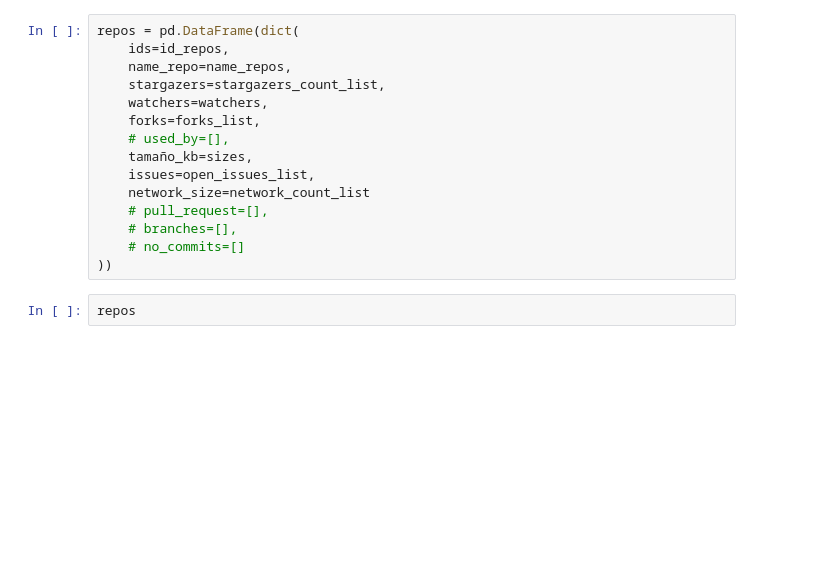
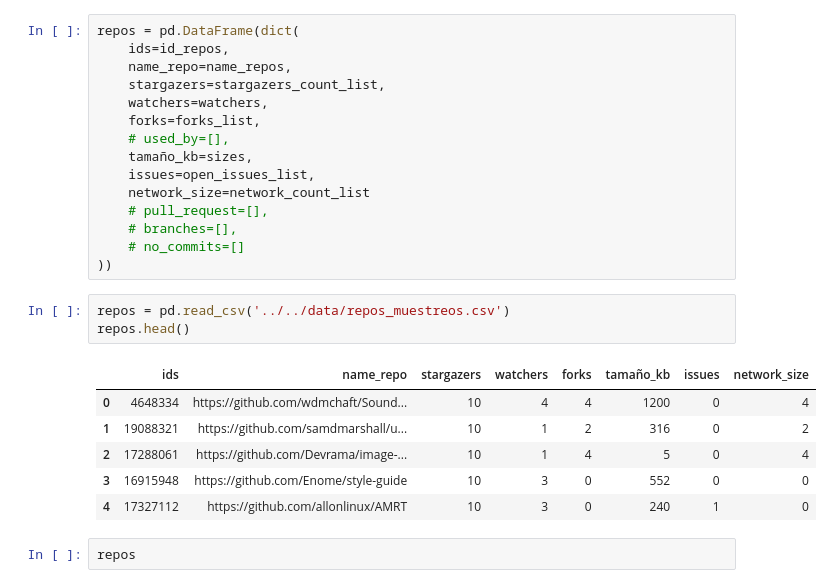
Before and after one commit to FunkySpiderman/Promisearch, a Jupyter notebook: pipeline/01-obtencion_datos/data_frame_supervisado.ipynb, the cells around one changed output. Cells and saved outputs as stored; diff of their text form; blank space fills up the shorter version.

```diff
--- a/pipeline/01-obtencion_datos/data_frame_supervisado.ipynb
+++ b/pipeline/01-obtencion_datos/data_frame_supervisado.ipynb
@@ -70,6 +70,16 @@ repos = pd.DataFrame(dict(
     # branches=[],
     # no_commits=[]
 ))
+# %%
+repos = pd.read_csv('../../data/repos_muestreos.csv')
+repos.head()
+# %% [output]
+|  | ids | name_repo | stargazers | watchers | forks | tamaño_kb | issues | network_size |
+| 0 | 4648334 | https://github.com/wdmchaft/Sound... | 10 | 4 | 4 | 1200 | 0 | 4 |
+| 1 | 19088321 | https://github.com/samdmarshall/u... | 10 | 1 | 2 | 316 | 0 | 2 |
+| 2 | 17288061 | https://github.com/Devrama/image-... | 10 | 1 | 4 | 5 | 0 | 4 |
+| 3 | 16915948 | https://github.com/Enome/style-guide | 10 | 3 | 0 | 552 | 0 | 0 |
+| 4 | 17327112 | https://github.com/allonlinux/AMRT | 10 | 3 | 0 | 240 | 1 | 0 |
 # %%
 repos
 # %% [output]
```
Also changed, not shown: parts of 1 cell of this notebook.
